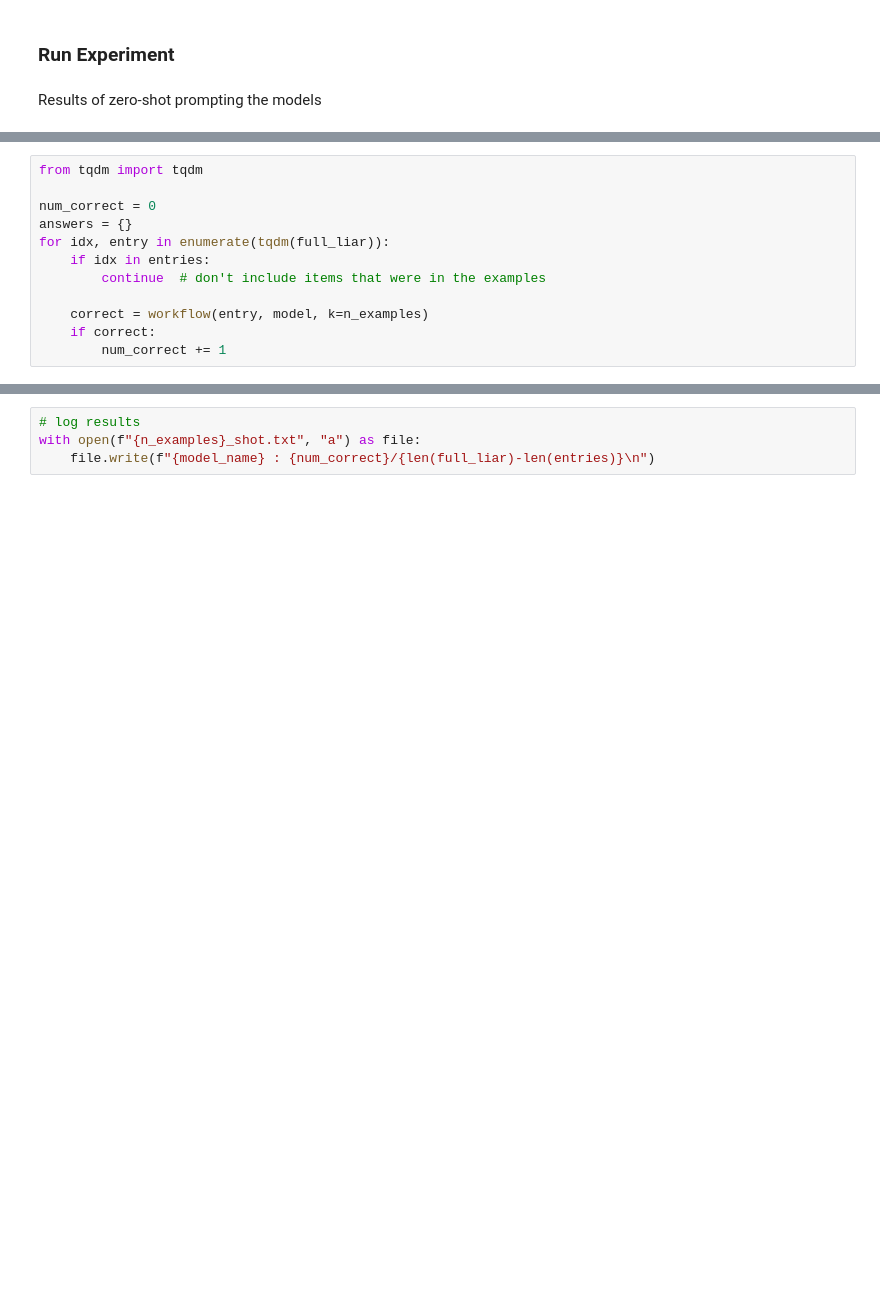
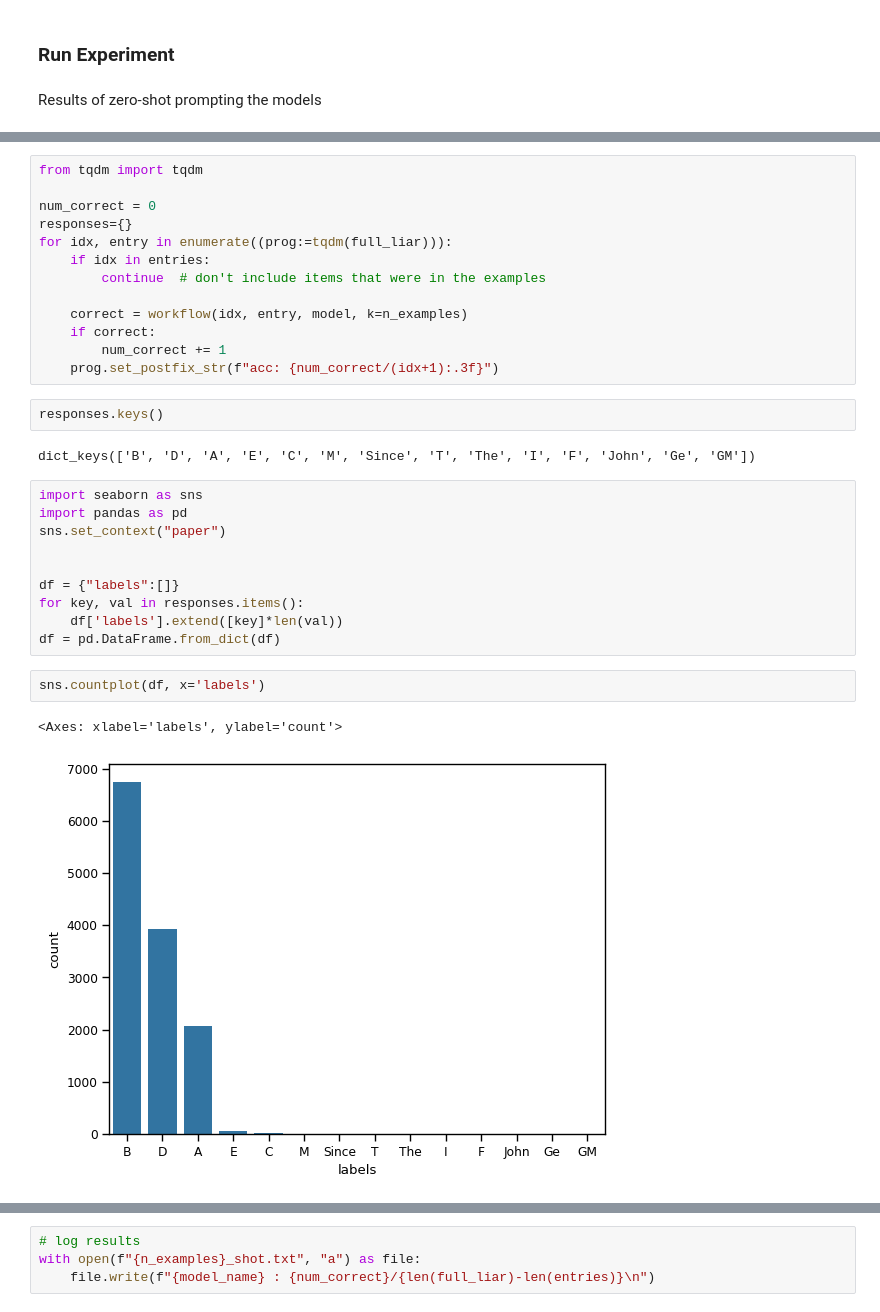
Before and after one commit to chrehall68/mlvis, a Jupyter notebook: liar.ipynb, the cells around one changed output, grey strips where cells are left out. Cells and saved outputs as stored; diff of their text form; blank space fills up the shorter version.

Commit message:
add images

```diff
--- a/liar.ipynb
+++ b/liar.ipynb
@@ -158,11 +236,31 @@ Results of zero-shot prompting the models
 from tqdm import tqdm
 
 num_correct = 0
-answers = {}
-for idx, entry in enumerate(tqdm(full_liar)):
+responses={}
+for idx, entry in enumerate((prog:=tqdm(full_liar))):
     if idx in entries:
         continue  # don't include items that were in the examples
 
-    correct = workflow(entry, model, k=n_examples)
+    correct = workflow(idx, entry, model, k=n_examples)
     if correct:
         num_correct += 1
+    prog.set_postfix_str(f"acc: {num_correct/(idx+1):.3f}")
+# %%
+responses.keys()
+# %% [output]
+dict_keys(['B', 'D', 'A', 'E', 'C', 'M', 'Since', 'T', 'The', 'I', 'F', 'John', 'Ge', 'GM'])
+# %%
+import seaborn as sns
+import pandas as pd
+sns.set_context("paper")
+
+
+df = {"labels":[]}
+for key, val in responses.items():
+    df['labels'].extend([key]*len(val))
+df = pd.DataFrame.from_dict(df)
+# %%
+sns.countplot(df, x='labels')
+# %% [output]
+<Axes: xlabel='labels', ylabel='count'>
+[figure, added]
```
Also changed, not shown: parts of 14 cells of this notebook, 29 other files.
